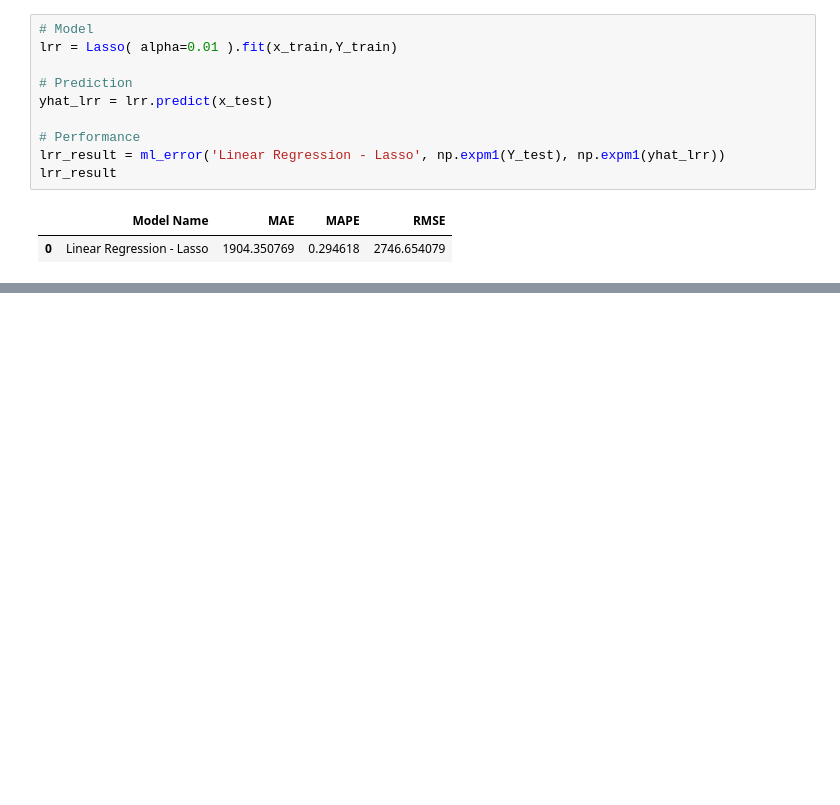
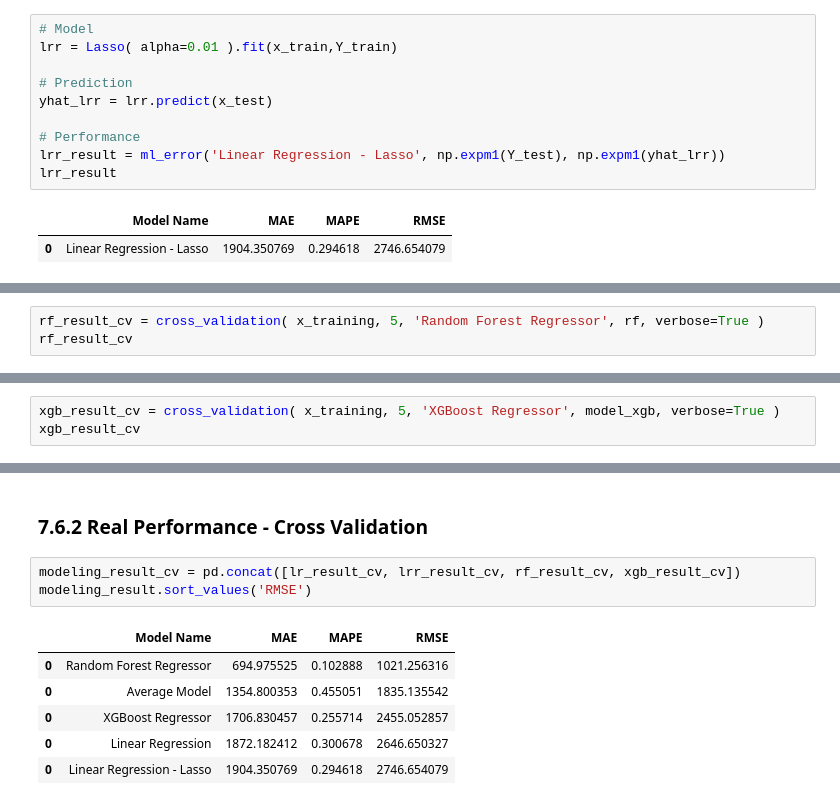
Before and after one commit to Camila90/StoreSalesPrediction, a Jupyter notebook: m04_v01_Store_sales_prediction.ipynb, the cells around one changed output, grey strips where cells are left out. Cells and saved outputs as stored; diff of their text form; blank space fills up the shorter version.

```diff
--- a/m04_v01_Store_sales_prediction.ipynb
+++ b/m04_v01_Store_sales_prediction.ipynb
@@ -1034,0 +1122,3 @@ lrr_result
+# %%
+rf_result_cv = cross_validation( x_training, 5, 'Random Forest Regressor', rf, verbose=True )
+rf_result_cv
@@ -1034,0 +1159,3 @@ lrr_result
+# %%
+xgb_result_cv = cross_validation( x_training, 5, 'XGBoost Regressor', model_xgb, verbose=True )
+xgb_result_cv
@@ -1034,0 +1188,12 @@ lrr_result
+# %% [markdown]
+### 7.6.2 Real Performance - Cross Validation
+# %%
+modeling_result_cv = pd.concat([lr_result_cv, lrr_result_cv, rf_result_cv, xgb_result_cv])
+modeling_result.sort_values('RMSE')
+# %% [output]
+|  | Model Name | MAE | MAPE | RMSE |
+| 0 | Random Forest Regressor | 694.975525 | 0.102888 | 1021.256316 |
+| 0 | Average Model | 1354.800353 | 0.455051 | 1835.135542 |
+| 0 | XGBoost Regressor | 1706.830457 | 0.255714 | 2455.052857 |
+| 0 | Linear Regression | 1872.182412 | 0.300678 | 2646.650327 |
+| 0 | Linear Regression - Lasso | 1904.350769 | 0.294618 | 2746.654079 |
```
Also changed, not shown: parts of 23 cells of this notebook.
